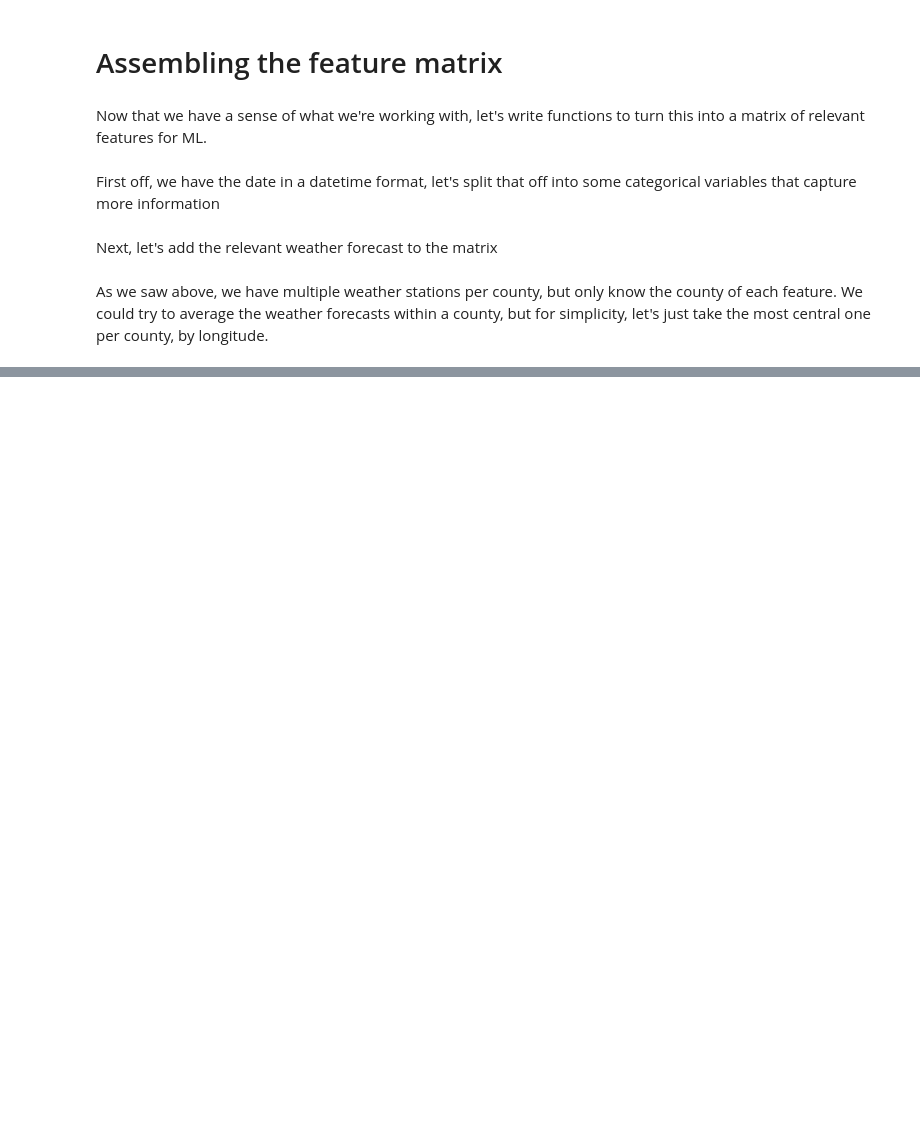
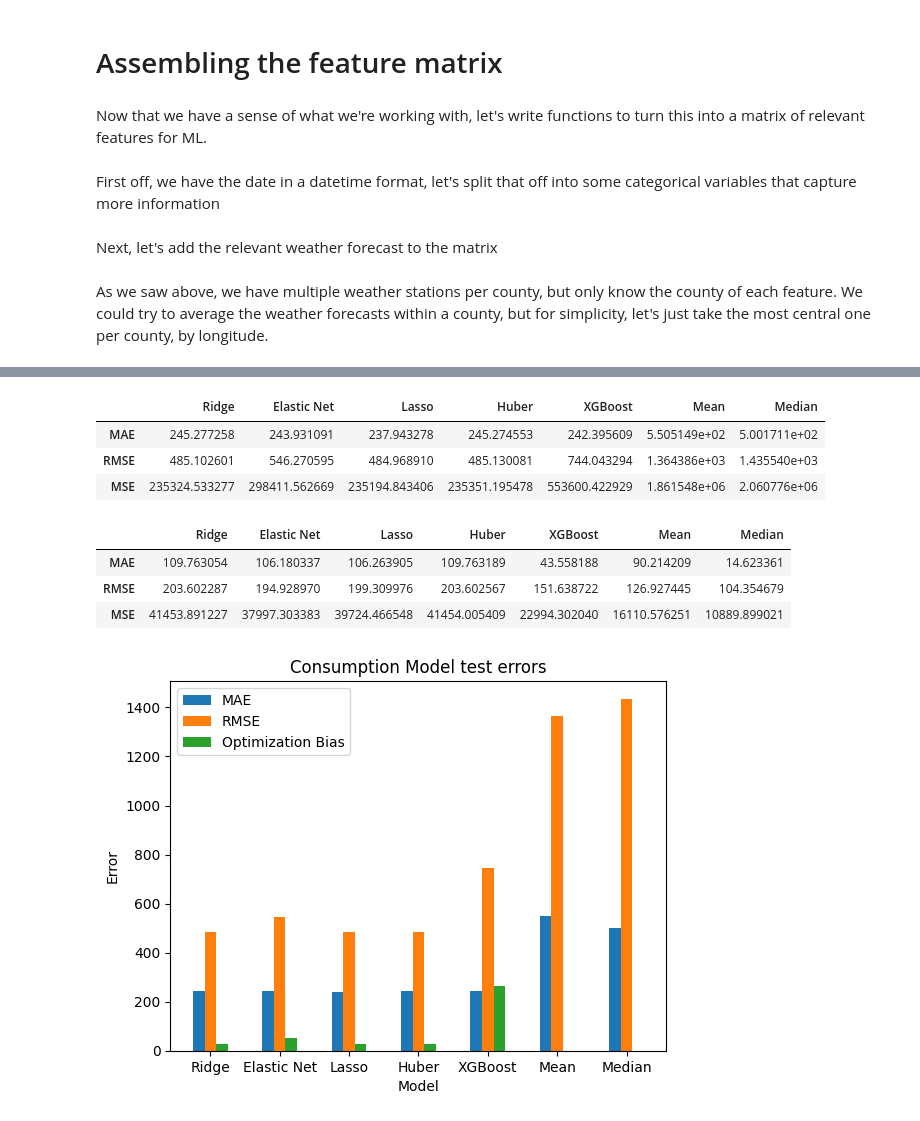
Before and after one commit to Musone/Predict-Energy-Behavior-of-Prosumers, a Jupyter notebook: main.ipynb, the cells around one changed output, grey strips where cells are left out. Drawn from its saved outputs; the diff is of its cells as text; code cells hidden in the pictures; blank space fills up the shorter version.

```diff
--- a/main.ipynb
+++ b/main.ipynb
@@ -331,0 +1114,24 @@ add_weather_forecast(train_df, forecast_weather_df, weather_station_to_county_df
+# %%
+# I recorded these values from our cross validation step
+cv_rmse_scores = {
+    'consumption': {},
+    'production': {}
+}
+temp = [
+    (455.94, 302.73),
+    (494.08, 306.22),
+    (457.50, 305.47),
+    (455.99, 302.83),
+    (480.79, 327.36),
+    (final_cons_test_scores['Mean']['RMSE'], final_prod_test_scores['Mean']['RMSE']),
+    (final_cons_test_scores['Median']['RMSE'], final_prod_test_scores['Median']['RMSE'])
+    ]
+# The last two entries are for the baseline
+
+for name, score in zip(names, temp):
+    cons, prod = score
+    cv_rmse_scores['consumption'][name] = cons
+    cv_rmse_scores['production'][name] = prod
+# %%
+cv_rmse_scores = pd.DataFrame(cv_rmse_scores)
+cv_rmse_scores
@@ -331,0 +1147,34 @@ add_weather_forecast(train_df, forecast_weather_df, weather_station_to_county_df
+# %%
+final_cons_test_scores = pd.DataFrame(final_cons_test_scores)
+final_cons_test_scores
+# %% [output]
+|  | Ridge | Elastic Net | Lasso | Huber | XGBoost | Mean | Median |
+| MAE | 245.277258 | 243.931091 | 237.943278 | 245.274553 | 242.395609 | 5.505149e+02 | 5.001711e+02 |
+| RMSE | 485.102601 | 546.270595 | 484.968910 | 485.130081 | 744.043294 | 1.364386e+03 | 1.435540e+03 |
+| MSE | 235324.533277 | 298411.562669 | 235194.843406 | 235351.195478 | 553600.422929 | 1.861548e+06 | 2.060776e+06 |
+# %%
+final_prod_test_scores = pd.DataFrame(final_prod_test_scores)
+final_prod_test_scores
+# %% [output]
+|  | Ridge | Elastic Net | Lasso | Huber | XGBoost | Mean | Median |
+| MAE | 109.763054 | 106.180337 | 106.263905 | 109.763189 | 43.558188 | 90.214209 | 14.623361 |
+| RMSE | 203.602287 | 194.928970 | 199.309976 | 203.602567 | 151.638722 | 126.927445 | 104.354679 |
+| MSE | 41453.891227 | 37997.303383 | 39724.466548 | 41454.005409 | 22994.302040 | 16110.576251 | 10889.899021 |
+# %%
+n_models = len(final_cons_test_scores.columns)
+ind = np.arange(n_models) * 1.5
+width = 0.25
+# %%
+plt.bar(ind, final_cons_test_scores.T['MAE'], width, label='MAE')
+plt.bar(ind + width, final_cons_test_scores.T['RMSE'], width, label='RMSE')
+plt.bar(ind + 2 * width, final_cons_test_scores.T['RMSE'] - cv_rmse_scores['consumption'], width, label='Optimization Bias')
+
+plt.xlabel('Model')
+plt.ylabel('Error')
+plt.title('Consumption Model test errors')
+plt.xticks(ind + width, final_cons_test_scores.columns)
+plt.legend()
+
+plt.show()
+# %% [output]
+[figure, added]
```
Also changed, not shown: parts of 71 cells of this notebook.
